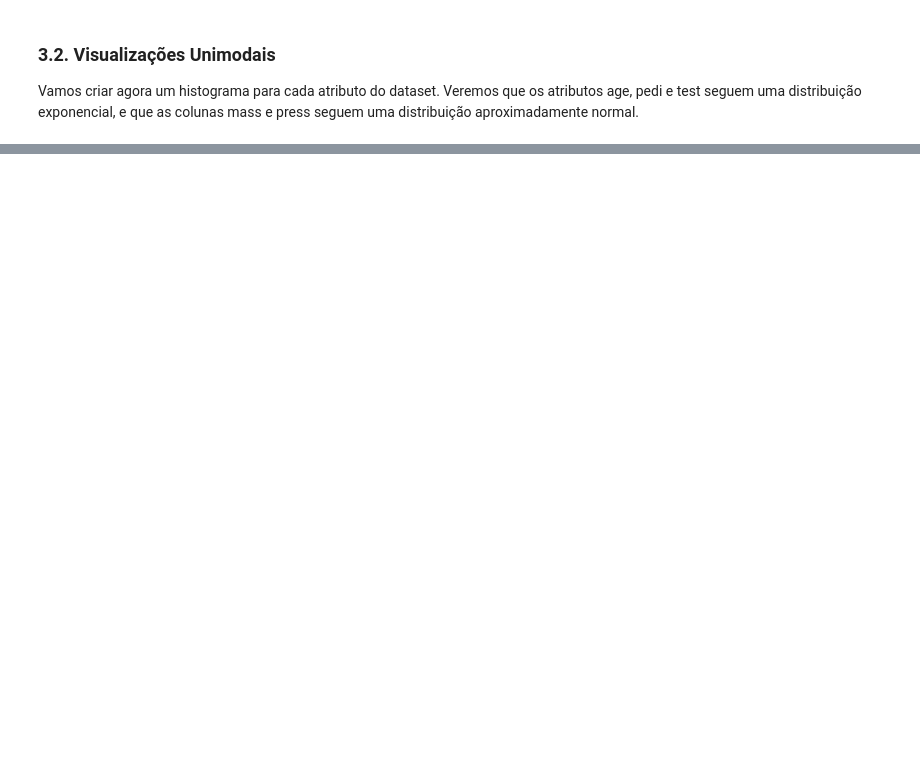
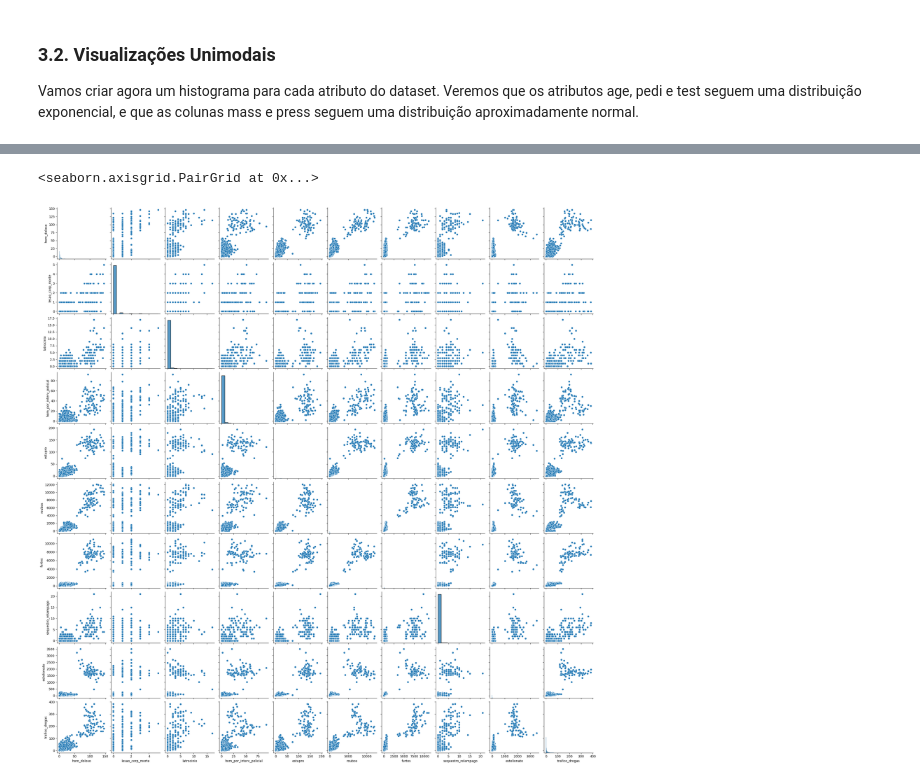
Before and after one commit to eccardoso/mvp-analise-de-dados-e-boas-praticas, a Jupyter notebook: MVP_Análise_de_Dados.ipynb, the cells around one changed output, grey strips where cells are left out. Saved outputs shown, nothing was run; the diff lists cells and outputs as text; code cells hidden in the pictures; blank space fills up the shorter version.

```diff
--- a/MVP_Análise_de_Dados.ipynb
+++ b/MVP_Análise_de_Dados.ipynb
@@ -205,0 +201,7 @@ sns.heatmap(datasetclone.corr(), annot=True, cmap='RdBu');
+# %%
+# Scatter Plot com Seaborn - Variação 1
+
+sns.pairplot(datasetclone)
+# %% [output]
+<seaborn.axisgrid.PairGrid at 0x...>
+[figure, added]
```
Also changed, not shown: parts of 14 cells of this notebook.
